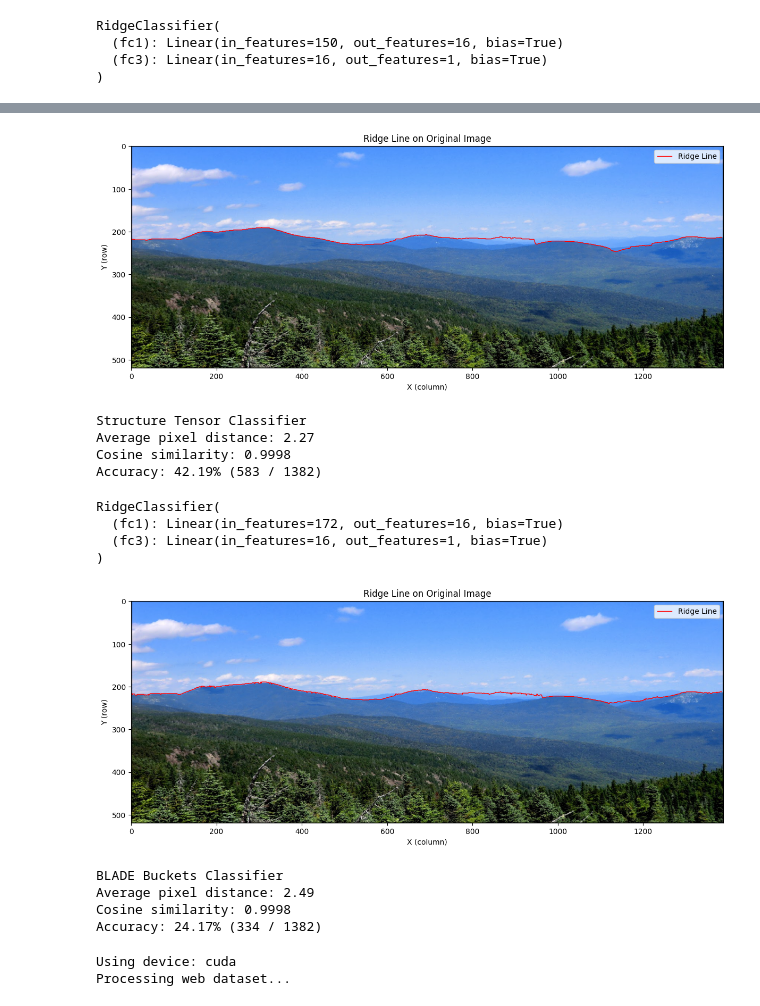
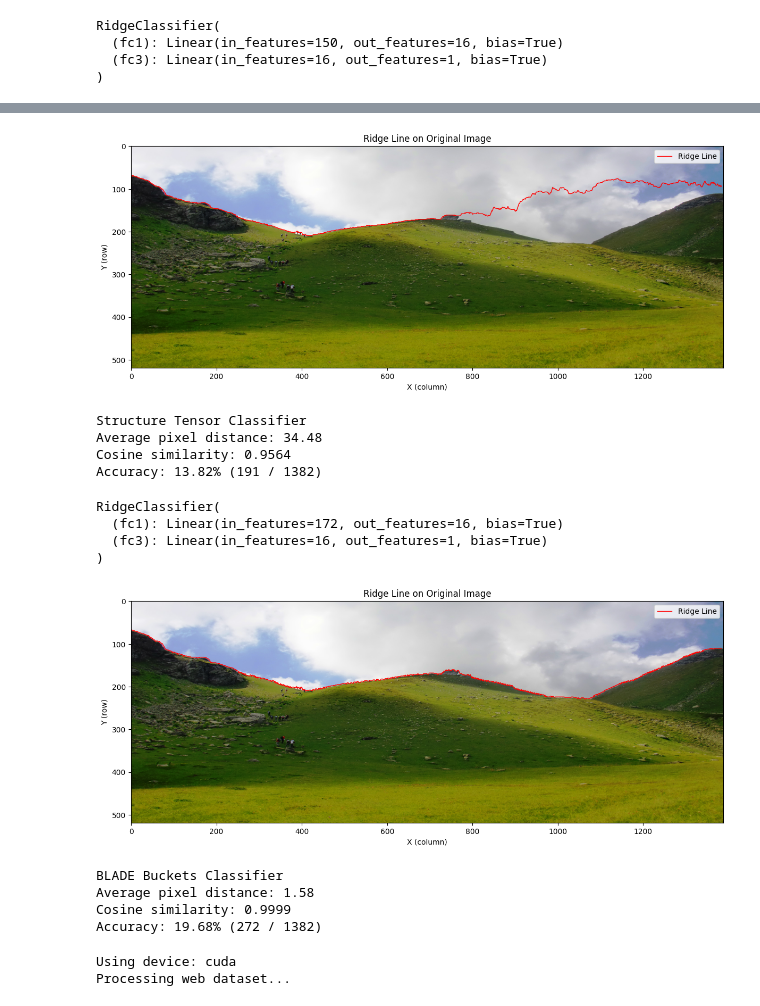
Before and after one commit to csci701s25/snowbowl-savant, a Jupyter notebook: EdgeDetection/edge_det_tensor.ipynb, the cells around one changed output, grey strips where cells are left out. Saved outputs shown, nothing was run; the diff lists cells and outputs as text; code cells hidden in the pictures.

```diff
--- a/EdgeDetection/edge_det_tensor.ipynb
+++ b/EdgeDetection/edge_det_tensor.ipynb
@@ -588,8 +588,8 @@ def load_gt_ridge_red(gt, r=3):
 
     return ys
 # %%
-img0 = cv2.imread("web_dataset/images/R_GImag0003.bmp", cv2.IMREAD_COLOR)
-gt0  = cv2.imread("web_dataset/ground_truth/GT_GoogleImage003_Edge.bmp", cv2.IMREAD_COLOR)
+img0 = cv2.imread("web_dataset/test/images/R_GImag0071.bmp", cv2.IMREAD_COLOR)
+gt0  = cv2.imread("web_dataset/test/ground_truth/GT_GoogleImage071_Edge.bmp", cv2.IMREAD_COLOR)
 
 h0, w0 = img0.shape[:2]
 new_w  = 1388
@@ -657,8 +657,8 @@ array([218., 218., 218., ..., 214., 213., 212.], dtype=float32)
 # %%
-ridge1 = find_ridge_new(img, m1, mode='st', r=3, threshold=0.9, max_restart=2)
+ridge1 = find_ridge_new(img, m1, mode='st', r=3, threshold=0.95, max_restart=5)
 plot_ridge(ridge1, img)
 # %% [output]
-[figure, old version]
+[figure, new version]
 # %%
 print("Structure Tensor Classifier")
 metrics1 = evaluate_ridge(ridge1, gt_ridge)
@@ -667,9 +667,9 @@ print(f"Cosine similarity: {metrics1['cosine_sim']:.4f}")
 print(f"Accuracy: {metrics1['accuracy'][0]*100:.2f}% ({metrics1['accuracy'][1]} / {metrics1['accuracy'][2]})")
 # %% [output]
 Structure Tensor Classifier
-Average pixel distance: 2.27
-Cosine similarity: 0.9998
-Accuracy: 42.19% (583 / 1382)
+Average pixel distance: 34.48
+Cosine similarity: 0.9564
+Accuracy: 13.82% (191 / 1382)
 # %%
 m2 = RidgeClassifier(in_dim=172)
 m2.load_state_dict(torch.load('models/ridge_st_bkt_5.pth'))
@@ -692,7 +692,7 @@ bins = {
 ridge2 = find_ridge_new(img, m2, mode='bkt', bins=bins, r=3, max_restart=3, threshold=0.95)
 plot_ridge(ridge2, img)
 # %% [output]
-[figure, old version]
+[figure, new version]
 # %%
 print("BLADE Buckets Classifier")
 metrics2 = evaluate_ridge(ridge2, gt_ridge)
@@ -701,9 +701,9 @@ print(f"Cosine similarity: {metrics2['cosine_sim']:.4f}")
 print(f"Accuracy: {metrics2['accuracy'][0]*100:.2f}% ({metrics2['accuracy'][1]} / {metrics2['accuracy'][2]})")
 # %% [output]
 BLADE Buckets Classifier
-Average pixel distance: 2.49
-Cosine similarity: 0.9998
-Accuracy: 24.17% (334 / 1382)
+Average pixel distance: 1.58
+Cosine similarity: 0.9999
+Accuracy: 19.68% (272 / 1382)
 # %%
 import os
 import time
```
Also changed, not shown: parts of 5 cells of this notebook, 7 other files.
